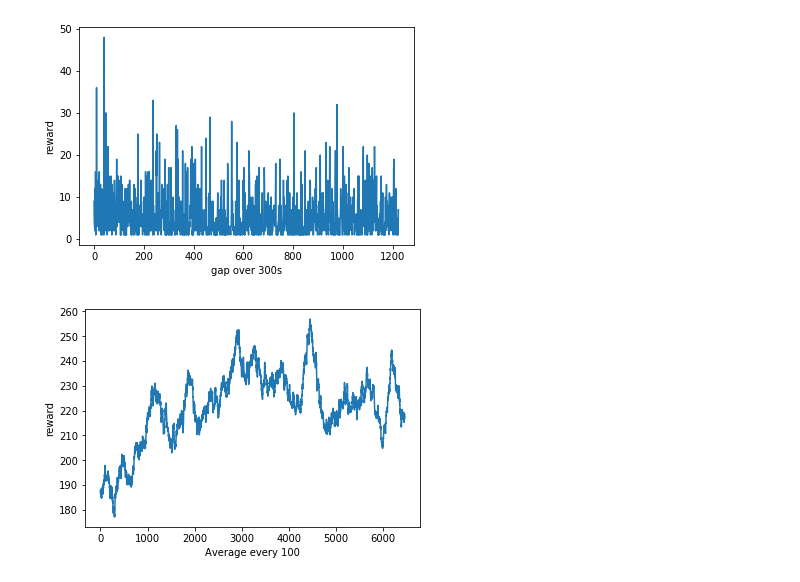
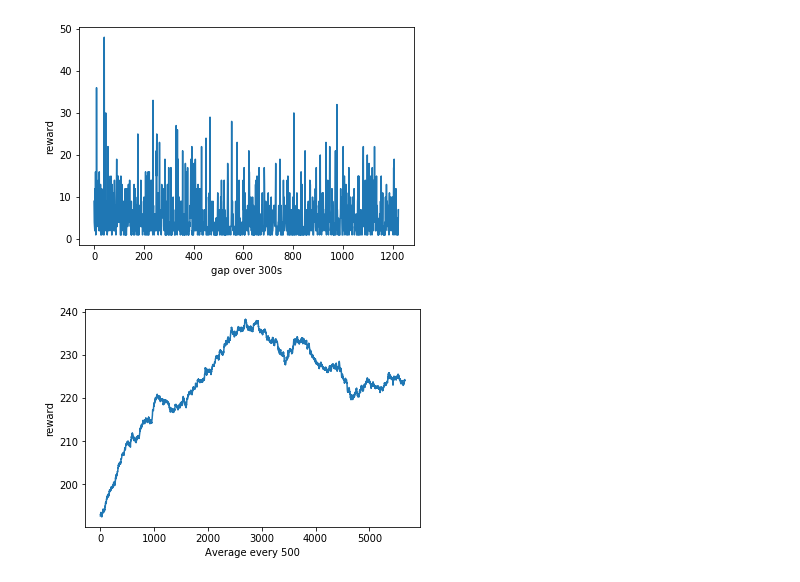
Before and after one commit to tonyabracadabra/Atari-Game-with-DQN, a Jupyter notebook: Untitled.ipynb, the cells around one changed output. Cells and saved outputs as stored; diff of their text form; code cells hidden in the pictures.

```diff
--- a/Untitled.ipynb
+++ b/Untitled.ipynb
@@ -39,10 +39,10 @@ plt.show()
 # %% [output]
 [figure]
 # %%
-temp3 = map(lambda x:x/200.0, [sum(losses[i:i+200]) for i,j in enumerate(losses)][:-200])
+temp3 = map(lambda x:x/1000.0, [sum(losses[i:i+1000]) for i,j in enumerate(losses)][:-1000])
 plt.plot(temp3)
-plt.xlabel("Average every 100")
+plt.xlabel("Average every 500")
 plt.ylabel("reward")
 plt.show()
 # %% [output]
-[figure, old version]
+[figure, new version]
```
Also changed, not shown: 3 other files.
